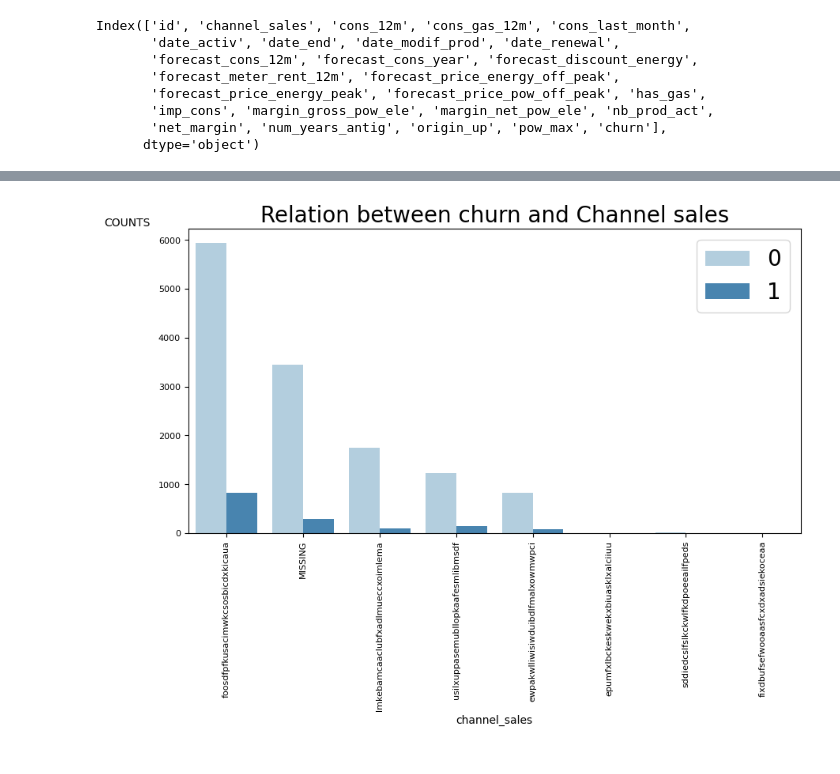
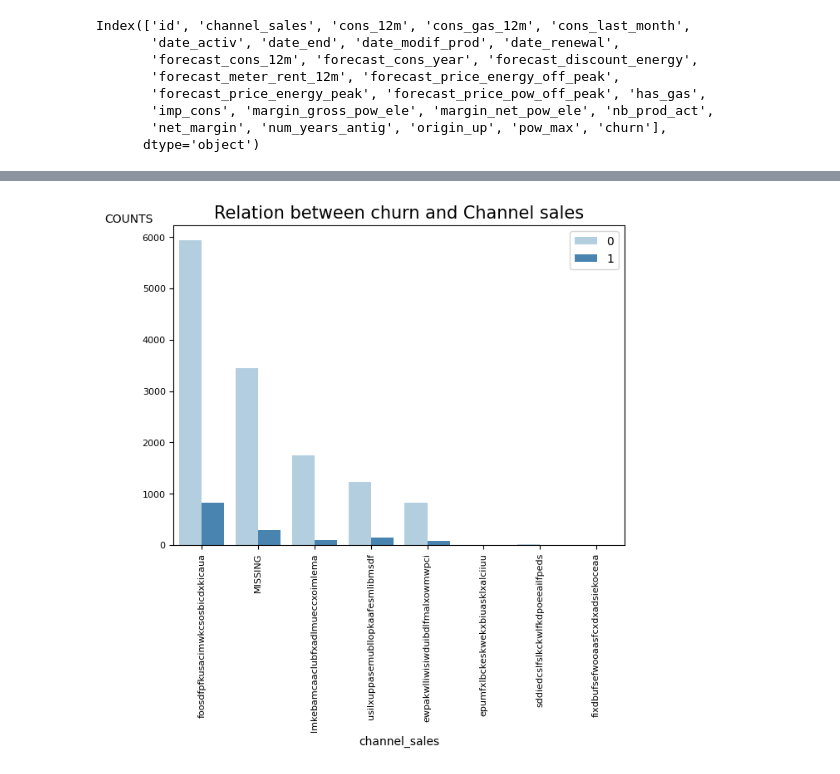
Before and after one commit to pi-mishra/BCG-Data-science-and-analytics-internship, a Jupyter notebook: BCG.ipynb, the cells around one changed output, grey strips where cells are left out. Cells and saved outputs as stored; diff of their text form; code cells hidden in the pictures.

```diff
--- a/BCG.ipynb
+++ b/BCG.ipynb
@@ -379,19 +360,19 @@ client_d[['channel_sales', 'churn']]
 # %%
-fig, axz = plt.subplots(figsize=(10,5))
+fig, axz = plt.subplots(figsize=(7,5))
 
 axz = sns.countplot(x='channel_sales', hue='churn', data=client_d, palette='Blues')
 
-axz.set_title('Relation between churn and Channel sales', fontsize=20)
+axz.set_title('Relation between churn and Channel sales', fontsize=15)
 axz.set_ylabel('COUNTS', rotation=0, labelpad=50,size=10)
 axz.set_xlabel('channel_sales', size=10)
 axz.yaxis.set_label_coords(-0.1, 1.0)  # (x, y)
-axz.legend(loc=0,fontsize=20);
+axz.legend(loc=0,fontsize=10);
 
 axz.tick_params(labelsize=8)
 
 # Rotate the x-axis labels by 90 degrees
 axz.set_xticklabels(axz.get_xticklabels(), rotation=90)
 
 plt.show()
 # %% [output]
-[figure, old version]
+[figure, new version]
```
Also changed, not shown: parts of 8 cells of this notebook.
